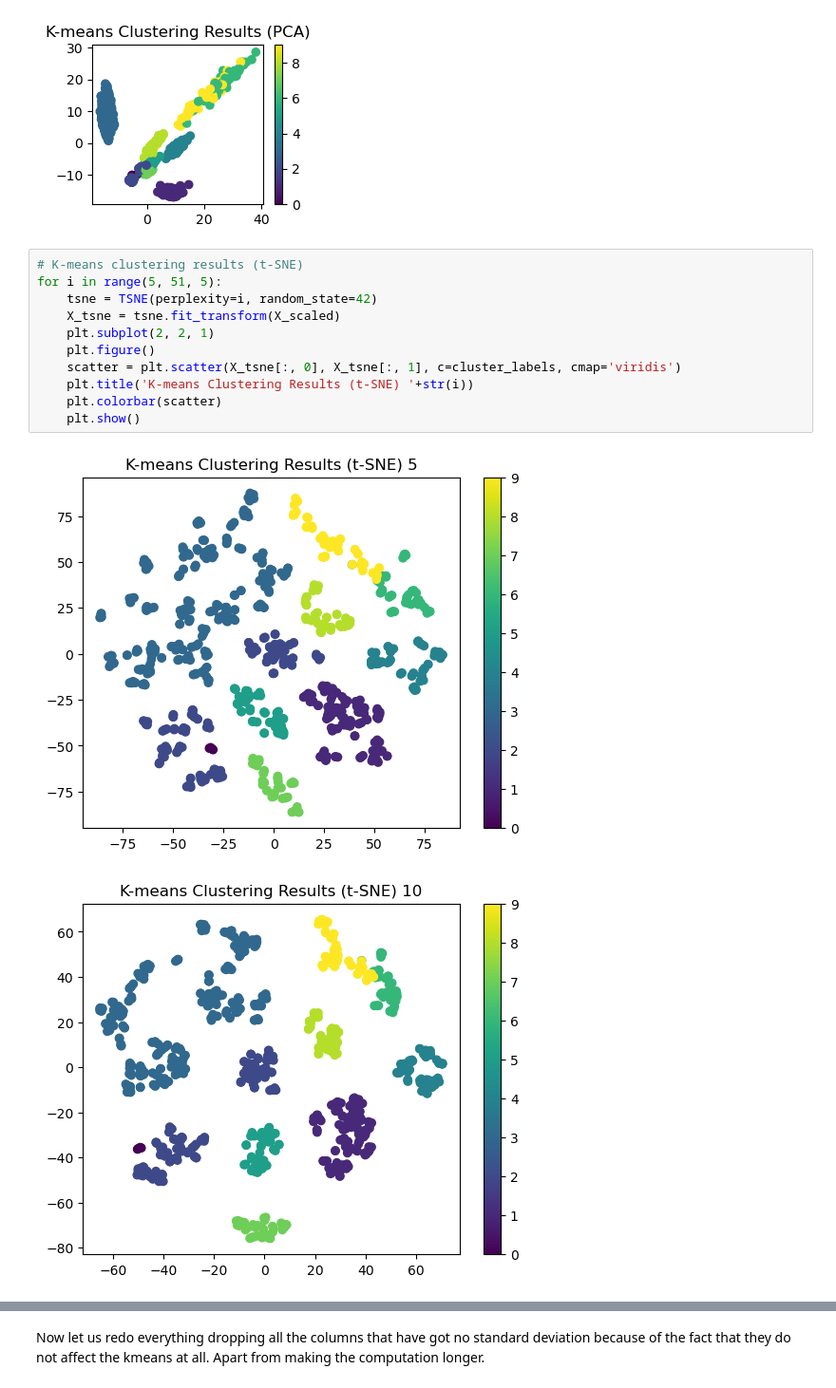
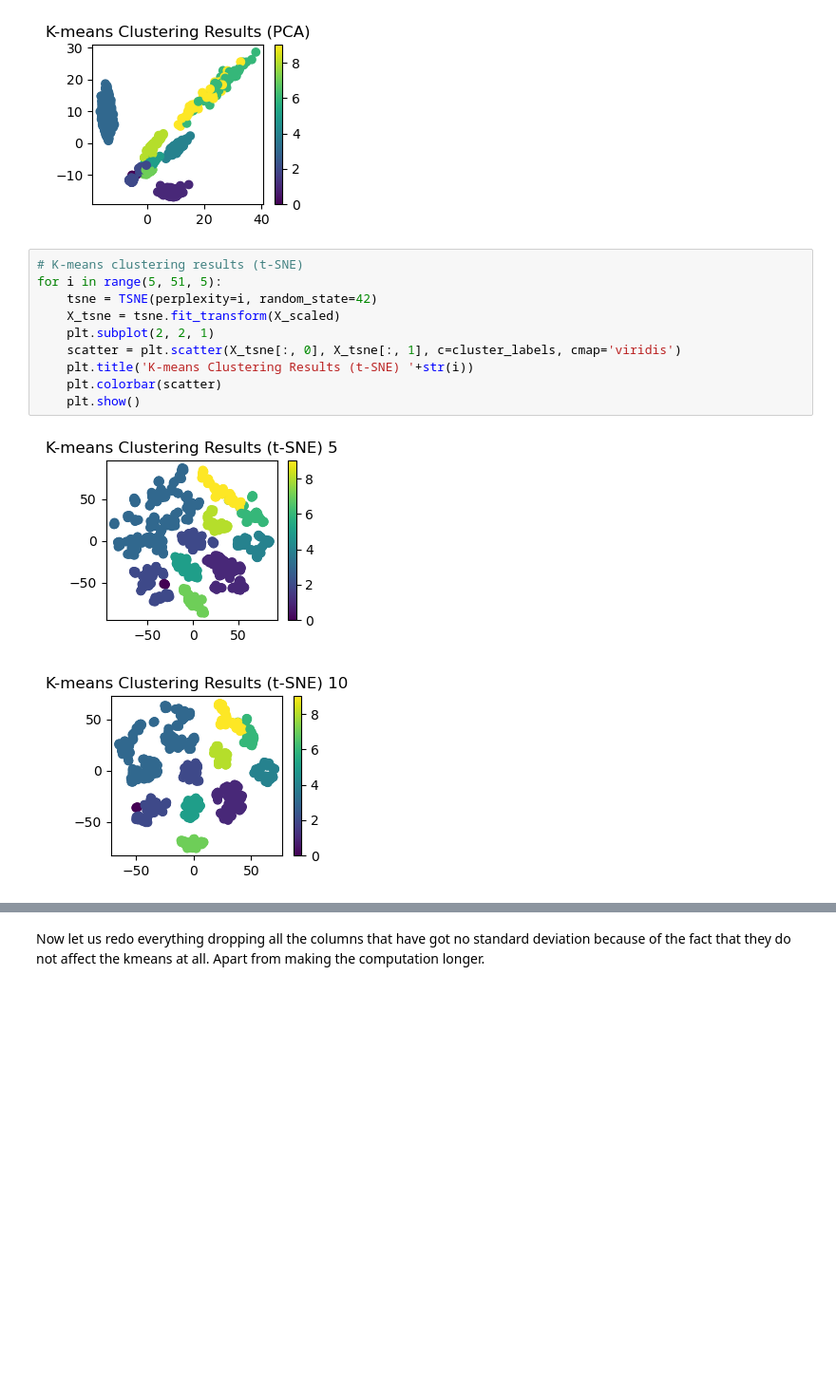
Before and after one commit to AadityaGithubFirst/09615, a Jupyter notebook: Homework/Homework Assignment-2/HW2_Aaditya_Hari_Nair.ipynb, the cells around one changed output, grey strips where cells are left out. Shown at 95% size. Drawn from its saved outputs; the diff is of its cells as text; blank space fills up the shorter version.

```diff
--- a/Homework/Homework Assignment-2/HW2_Aaditya_Hari_Nair.ipynb
+++ b/Homework/Homework Assignment-2/HW2_Aaditya_Hari_Nair.ipynb
@@ -132,14 +138,13 @@ plt.colorbar(scatter)
 # %%
 # K-means clustering results (t-SNE)
 for i in range(5, 51, 5):
     tsne = TSNE(perplexity=i, random_state=42)
     X_tsne = tsne.fit_transform(X_scaled)
     plt.subplot(2, 2, 1)
-    plt.figure()
     scatter = plt.scatter(X_tsne[:, 0], X_tsne[:, 1], c=cluster_labels, cmap='viridis')
     plt.title('K-means Clustering Results (t-SNE) '+str(i))
     plt.colorbar(scatter)
     plt.show()
 # %% [output]
-[figure, old version]
+[figure, new version]
-[figure, old version]
+[figure, new version]
```
Also changed, not shown: parts of 21 cells of this notebook.
